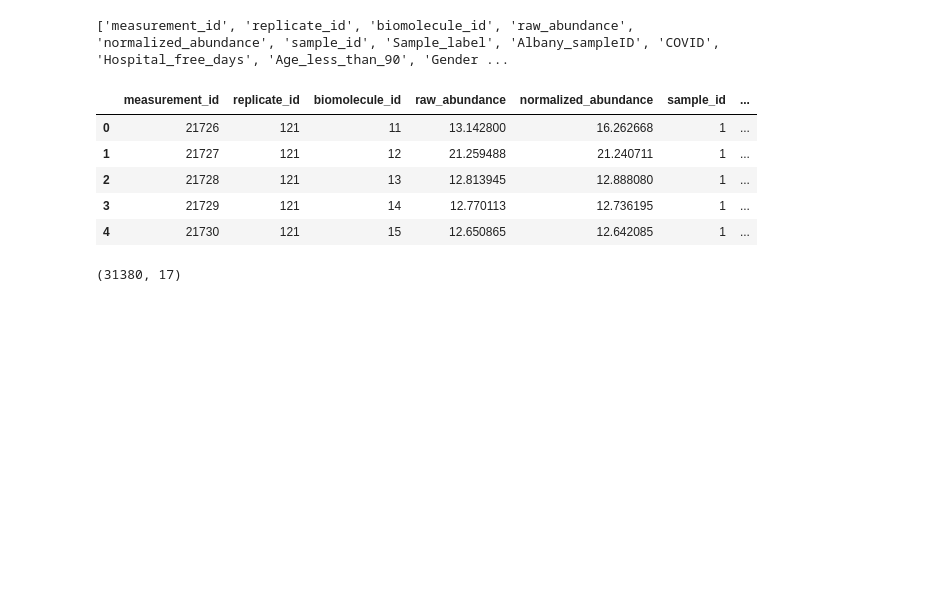
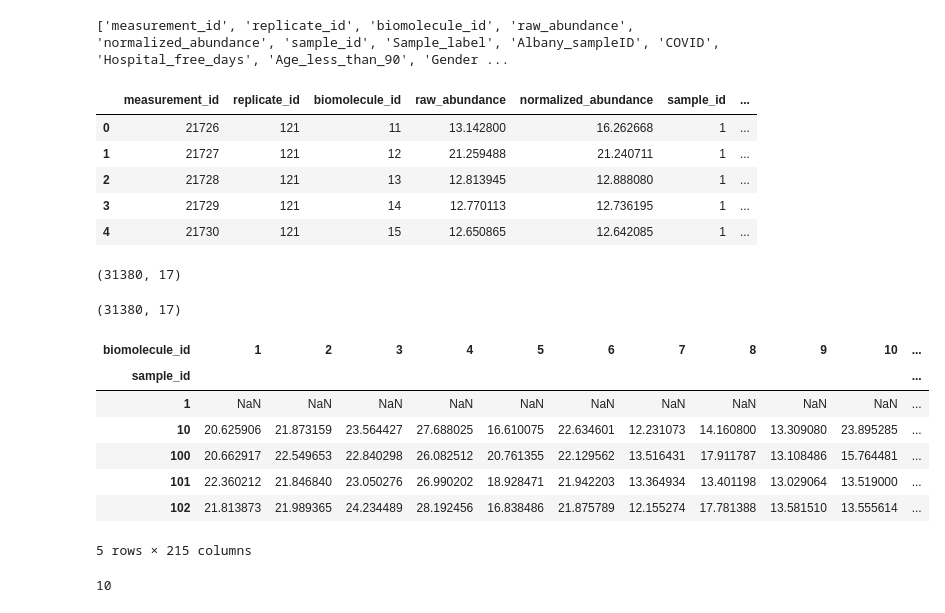
Before and after one commit to ijmiller2/COVID-19_Multi-Omics, a Jupyter notebook: eda/IJM/metabolomics/1.0_gc_metabolomics_PCA.ipynb, the cells around one changed output. Saved outputs shown, nothing was run; the diff lists cells and outputs as text; code cells hidden in the pictures; blank space fills up the shorter version.

```diff
--- a/eda/IJM/metabolomics/1.0_gc_metabolomics_PCA.ipynb
+++ b/eda/IJM/metabolomics/1.0_gc_metabolomics_PCA.ipynb
@@ -122,0 +121,20 @@ connection.close()
+# %%
+joined_df.drop_duplicates().shape
+# %% [output]
+(31380, 17)
+# %%
+wide_df = joined_df.pivot_table(index='sample_id', columns='biomolecule_id', values='normalized_abundance')
+wide_df.head()
+# %% [output]
+| biomolecule_id | 1 | 2 | 3 | 4 | 5 | 6 | 7 | 8 | 9 | 10 | ... |
+| sample_id |  |  |  |  |  |  |  |  |  |  | ... |
+| 1 | NaN | NaN | NaN | NaN | NaN | NaN | NaN | NaN | NaN | NaN | ... |
+| 10 | 20.625906 | 21.873159 | 23.564427 | 27.688025 | 16.610075 | 22.634601 | 12.231073 | 14.160800 | 13.309080 | 23.895285 | ... |
+| 100 | 20.662917 | 22.549653 | 22.840298 | 26.082512 | 20.761355 | 22.129562 | 13.516431 | 17.911787 | 13.108486 | 15.764481 | ... |
+| 101 | 22.360212 | 21.846840 | 23.050276 | 26.990202 | 18.928471 | 21.942203 | 13.364934 | 13.401198 | 13.029064 | 13.519000 | ... |
+| 102 | 21.813873 | 21.989365 | 24.234489 | 28.192456 | 16.838486 | 21.875789 | 12.155274 | 17.781388 | 13.581510 | 13.555614 | ... |
+5 rows × 215 columns
+# %%
+joined_df.pivot_table(index='sample_id', columns='biomolecule_id', values='normalized_abundance').isna().sum().sum()
+# %% [output]
+10
```
Also changed, not shown: parts of 15 cells of this notebook.
